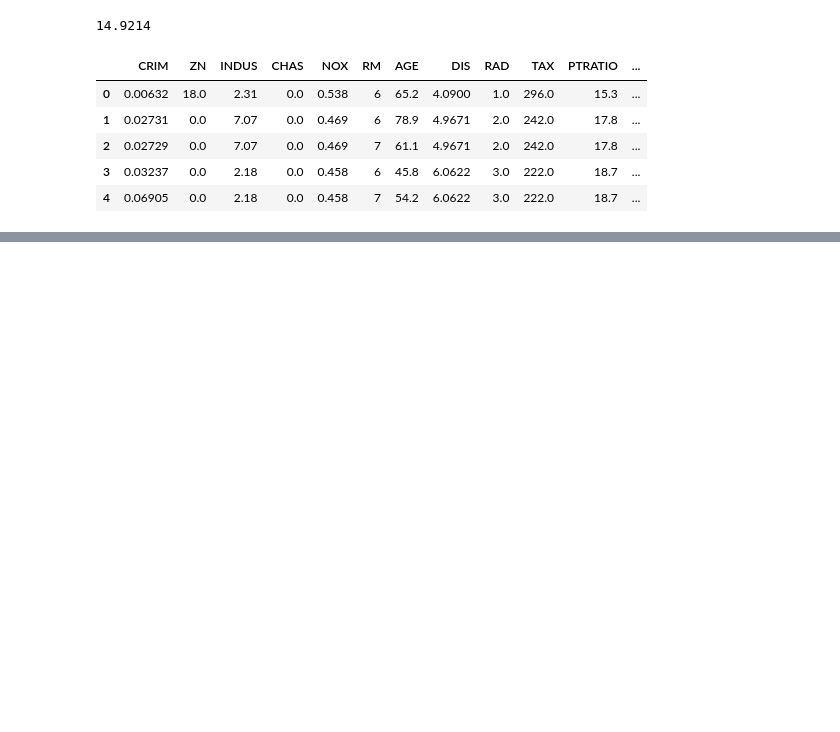
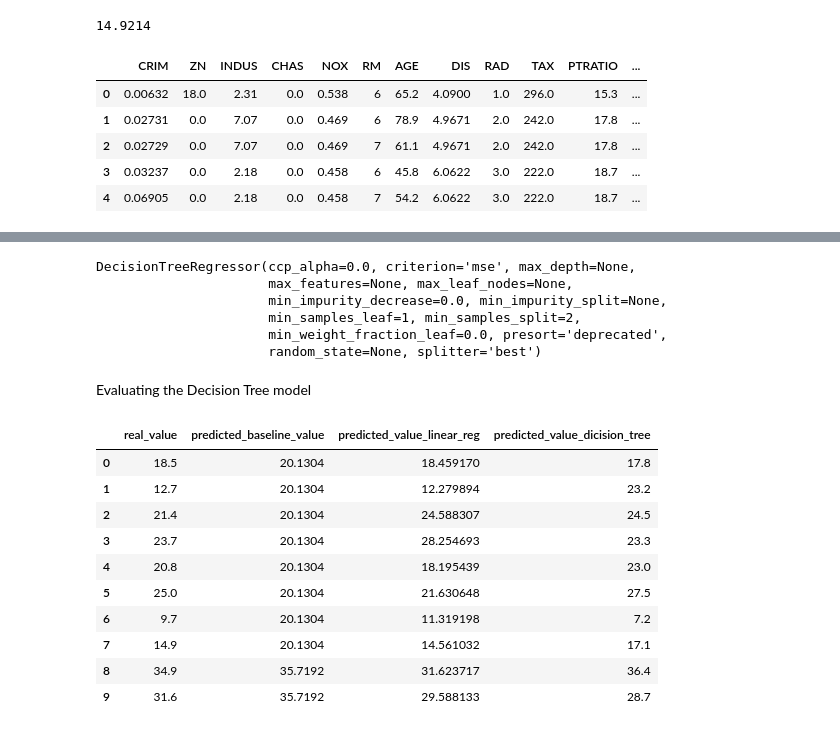
Before and after one commit to dsllt/Boston_house_prices, a Jupyter notebook: Boston_house_prices.ipynb, the cells around one changed output, grey strips where cells are left out. Drawn from its saved outputs; the diff is of its cells as text; code cells hidden in the pictures; blank space fills up the shorter version.

```diff
--- a/Boston_house_prices.ipynb
+++ b/Boston_house_prices.ipynb
@@ -431,0 +710,36 @@ data.head()
+# %%
+# Creating a new object type DecisionTreeRegressor
+regressor = DecisionTreeRegressor()
+# %%
+# Training the algorithm
+regressor.fit(X_train, y_train)
+# %% [output]
+DecisionTreeRegressor(ccp_alpha=0.0, criterion='mse', max_depth=None,
+                      max_features=None, max_leaf_nodes=None,
+                      min_impurity_decrease=0.0, min_impurity_split=None,
+                      min_samples_leaf=1, min_samples_split=2,
+                      min_weight_fraction_leaf=0.0, presort='deprecated',
+                      random_state=None, splitter='best')
+# %% [markdown]
+Evaluating the Decision Tree model
+# %%
+# Computing the predictions
+y_pred = regressor.predict(X_test)
+# %%
+# Including a column with the results in the dataframe
+df_results['predicted_value_dicision_tree'] = y_pred
+# %%
+# Visualizing the dataframe df_results
+df_results.head(10)
+# %% [output]
+|  | real_value | predicted_baseline_value | predicted_value_linear_reg | predicted_value_dicision_tree |
+| 0 | 18.5 | 20.1304 | 18.459170 | 17.8 |
+| 1 | 12.7 | 20.1304 | 12.279894 | 23.2 |
+| 2 | 21.4 | 20.1304 | 24.588307 | 24.5 |
+| 3 | 23.7 | 20.1304 | 28.254693 | 23.3 |
+| 4 | 20.8 | 20.1304 | 18.195439 | 23.0 |
+| 5 | 25.0 | 20.1304 | 21.630648 | 27.5 |
+| 6 | 9.7 | 20.1304 | 11.319198 | 7.2 |
+| 7 | 14.9 | 20.1304 | 14.561032 | 17.1 |
+| 8 | 34.9 | 35.7192 | 31.623717 | 36.4 |
+| 9 | 31.6 | 35.7192 | 29.588133 | 28.7 |
```
Also changed, not shown: parts of 66 cells of this notebook.
